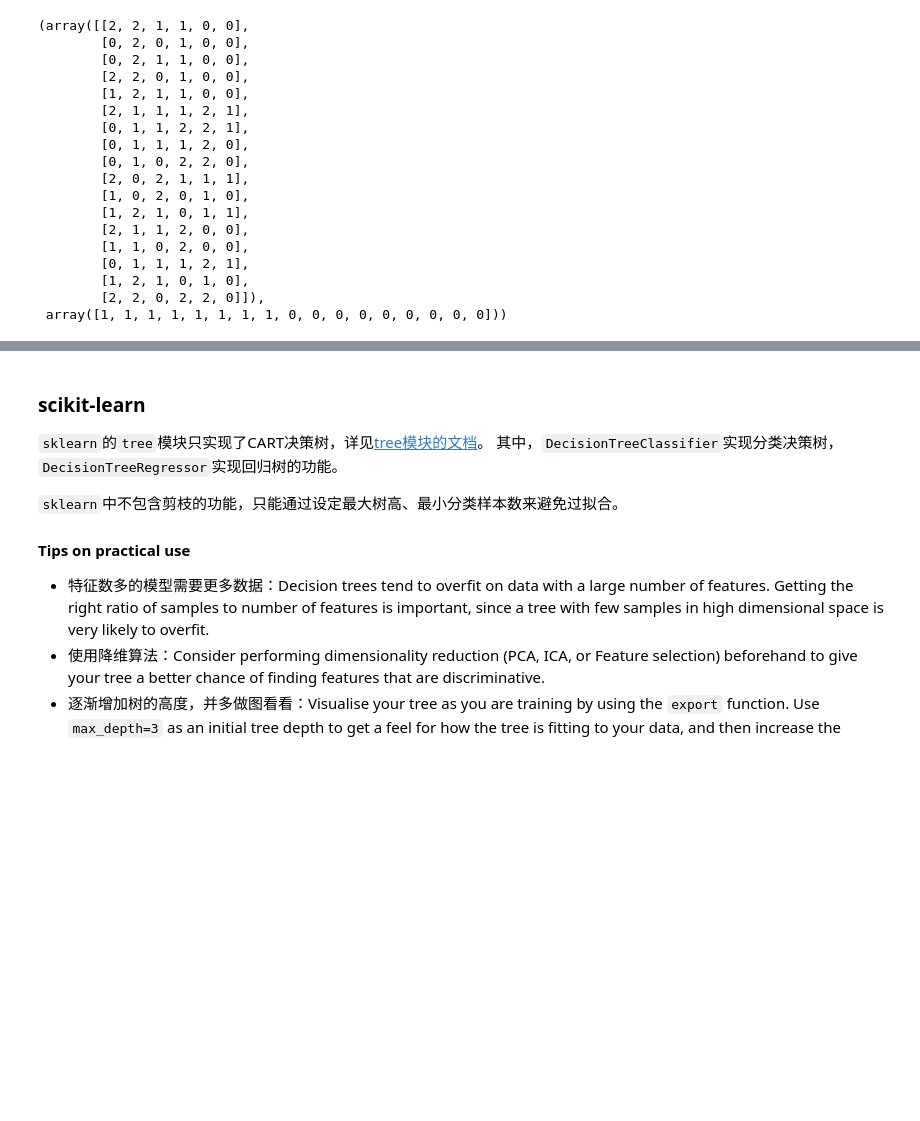
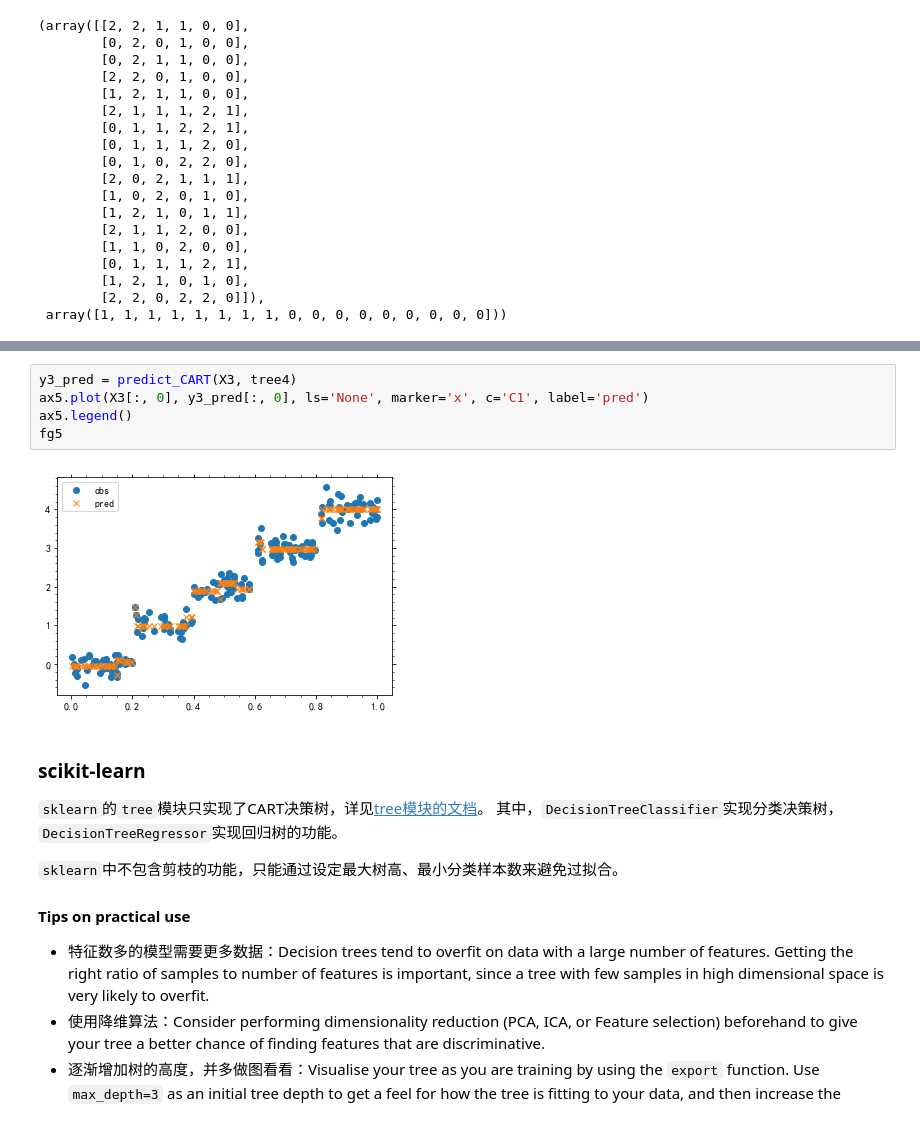
Before and after one commit to szqtc/MyMachineLearningNotes, a Jupyter notebook: 3_Trees.ipynb, the cells around one changed output, grey strips where cells are left out. Cells and saved outputs as stored; diff of their text form; blank space fills up the shorter version.

```diff
--- a/3_Trees.ipynb
+++ b/3_Trees.ipynb
@@ -722,3 +1038,10 @@ X_, y_.ravel()
+# %%
+y3_pred = predict_CART(X3, tree4)
+ax5.plot(X3[:, 0], y3_pred[:, 0], ls='None', marker='x', c='C1', label='pred')
+ax5.legend()
+fg5
+# %% [output]
+[figure, added]
 # %% [markdown]
 ### scikit-learn
 `sklearn`的`tree`模块只实现了CART决策树，详见[tree模块的文档](http://scikit-learn.org/stable/modules/tree.html#mathematical-formulation)。
```
Also changed, not shown: parts of 26 cells of this notebook, 1 other file.
